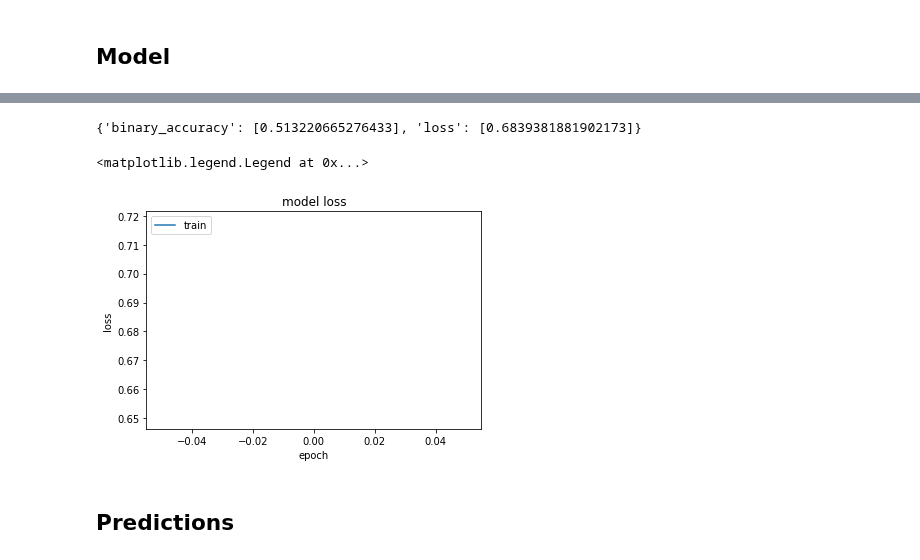
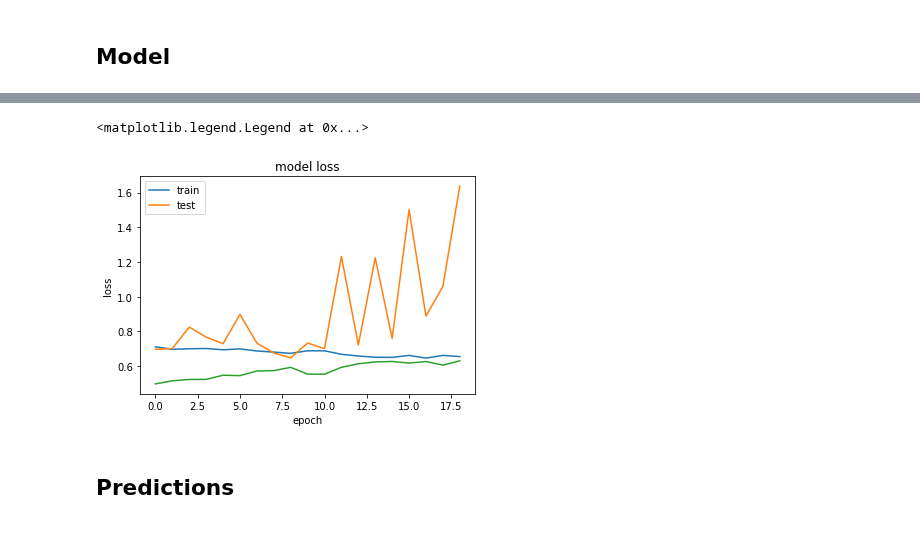
Before and after one commit to astelmashenko/ndml_capstone, a Jupyter notebook: nn-model.ipynb, the cells around one changed output, grey strips where cells are left out. Drawn from its saved outputs; the diff is of its cells as text; code cells hidden in the pictures.

```diff
--- a/nn-model.ipynb
+++ b/nn-model.ipynb
@@ -118,6 +120,10 @@ X_test = data.iloc[train_size:]
 # %%
 model = Sequential()
 model.add(Dense(512, input_shape=X_train.shape[1:]))
+model.add(BatchNormalization())
+model.add(LeakyReLU())
+
+model.add(Dense(512))
 model.add(BatchNormalization())
 model.add(LeakyReLU())
 
@@ -133,10 +139,6 @@ model.add(LeakyReLU())
 # model.add(BatchNormalization())
 # model.add(LeakyReLU())
 
-# model.add(Dense(512))
-# model.add(BatchNormalization())
-# model.add(LeakyReLU())
-
 model.add(Dense(1, activation='sigmoid'))
 model.summary()
 # %% [output]
@@ -159,23 +161,20 @@ Non-trainable params: 2,048
 _________________________________________________________________
 # %%
-optimizer = Adam(lr=0.001)
+optimizer = Adam(lr=0.05)
 model.compile(optimizer, loss='binary_crossentropy', metrics=['binary_accuracy'])
 # %%
 checkpointer = ModelCheckpoint(filepath='model.weights.best.hdf5', verbose=1, save_best_only=True)
 earlystop = EarlyStopping(monitor='val_loss', min_delta=0.001, patience=10, verbose=0, mode='auto')
 
+# for train_indices, valid_indices in k_fold.split(features, targets):
+#     train_features, train_labels = X_train.iloc[train_indices], targets.iloc[train_indices]
+#     valid_features, valid_labels = X_train.iloc[valid_indices], targets.iloc[valid_indices]
+
 hist = model.fit(x=X_train, y=targets,
-                 batch_size=128, epochs=1,
+                 validation_split=0.2,
+                 batch_size=128, epochs=20,
                  verbose=1, callbacks=[checkpointer, earlystop],
                  class_weight=class_weights)
 
 model.save_weights('model.weights.latest.hdf5')
-
-# estimators = []
-# estimators.append(('standardize', StandardScaler()))
-# estimators.append(('mlp', KerasClassifier(build_fn=create_baseline, epochs=100, batch_size=5, verbose=0)))
-# pipeline = Pipeline(estimators)
-# kfold = StratifiedKFold(n_splits=10, shuffle=True)
-# results = cross_val_score(pipeline, X, encoded_Y, cv=kfold)
-# print("Results: %.2f%% (%.2f%%)" % (results.mean()*100, results.std()*100))
 # %% [output]
@@ -184,14 +198,11 @@ Epoch 1/1
-# %%
-hist.history
-# %% [output]
-{'binary_accuracy': [0.513220665276433], 'loss': [0.6839381881902173]}
 # %%
 plt.plot(hist.history['loss'])
-# plt.plot(hist.history['val_loss'])
+plt.plot(hist.history['val_loss'])
+plt.plot(hist.history['binary_accuracy'])
 plt.title('model loss')
 plt.ylabel('loss')
 plt.xlabel('epoch')
 plt.legend(['train', 'test'], loc='upper left')
 # %% [output]
 <matplotlib.legend.Legend at 0x...>
-[figure, old version]
+[figure, new version]
```
Also changed, not shown: parts of 6 cells of this notebook, 6 other files.
